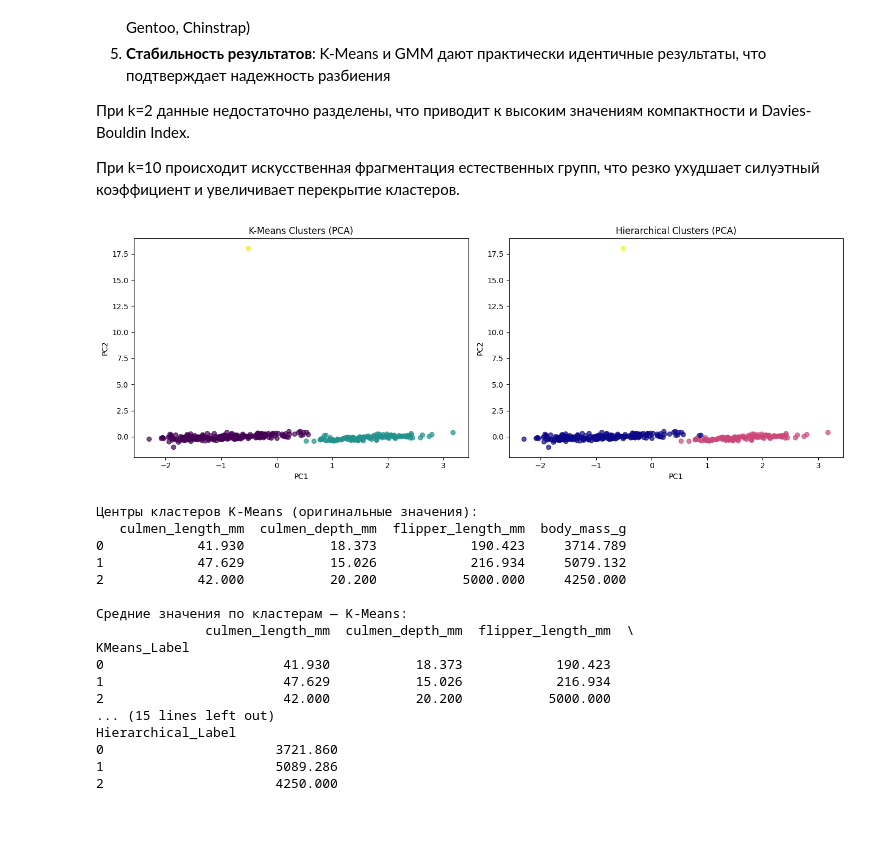
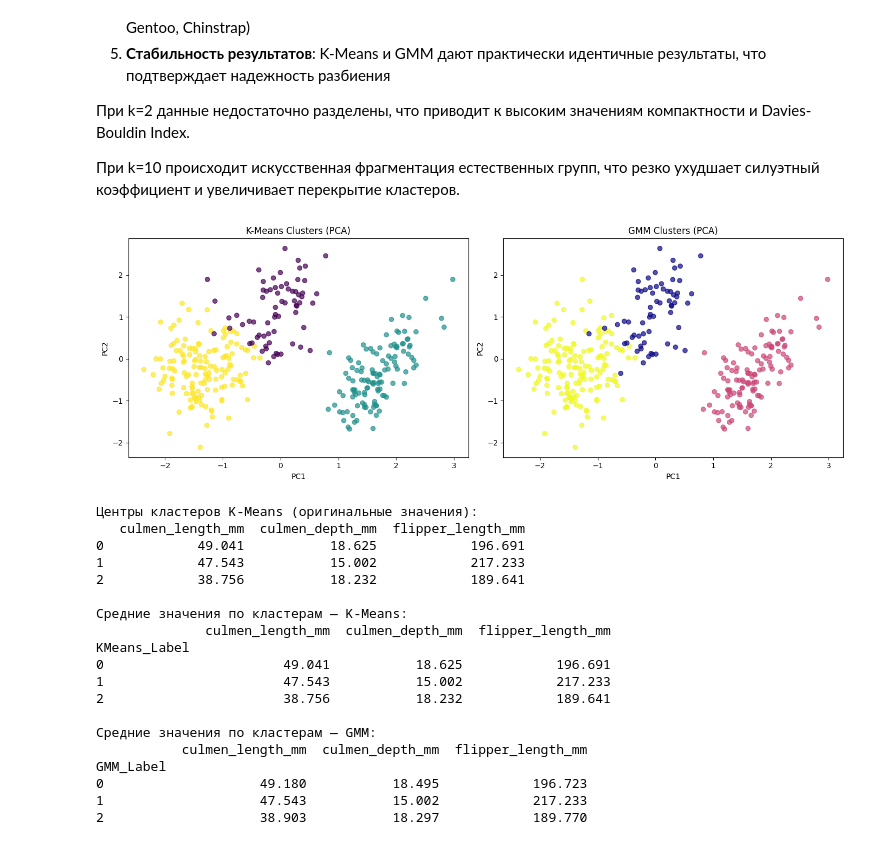
Before and after one commit to vainga/ML_labs, a Jupyter notebook: LAB4/lab4.ipynb, the cells around one changed output. Drawn from its saved outputs; the diff is of its cells as text; code cells hidden in the pictures.

```diff
--- a/LAB4/lab4.ipynb
+++ b/LAB4/lab4.ipynb
@@ -104,0 +129,15 @@ None
+# %%
+# Выбираем признак
+col = "flipper_length_mm"
+
+# Квартильные значения
+Q1 = df[col].quantile(0.25)
+Q3 = df[col].quantile(0.75)
+IQR = Q3 - Q1
+
+# Границы
+lower_bound = Q1 - 1.5 * IQR
+upper_bound = Q3 + 1.5 * IQR
+
+print("Нижняя граница:", lower_bound)
+print("Верхняя граница:", upper_bound)
@@ -104,0 +147,5 @@ None
+# %%
+df = df[(df[col] >= lower_bound) & (df[col] <= upper_bound)]
+
+print("Размер до очистки:", df.shape)
+print("Размер после очистки:", df_clean.shape)
@@ -151,0 +227,4 @@ plt.show()
+# %%
+df = df.drop(columns=['body_mass_g'])
+numeric_cols = df.select_dtypes(include=[np.number]).columns.tolist()
+df_numeric = df[numeric_cols]
@@ -940,55 +1230,57 @@ n_clusters = 3
 kmeans = KMeans(n_clusters=n_clusters, random_state=42, n_init=10)
 labels_kmeans = kmeans.fit_predict(df_scaled)
 
-hierarchical = AgglomerativeClustering(n_clusters=n_clusters)
-labels_hierarchical = hierarchical.fit_predict(df_scaled)
+gmm = GaussianMixture(n_components=n_clusters, random_state=42)
+labels_gmm = gmm.fit_predict(df_scaled)
 
 fig, axes = plt.subplots(1, 2, figsize=(14, 5))
 
 axes[0].scatter(df_pca[:, 0], df_pca[:, 1], c=labels_kmeans, cmap='viridis', alpha=0.7)
 axes[0].set_title('K-Means Clusters (PCA)')
 axes[0].set_xlabel('PC1')
 axes[0].set_ylabel('PC2')
 
-axes[1].scatter(df_pca[:, 0], df_pca[:, 1], c=labels_hierarchical, cmap='plasma', alpha=0.7)
-axes[1].set_title('Hierarchical Clusters (PCA)')
+axes[1].scatter(df_pca[:, 0], df_pca[:, 1], c=labels_gmm, cmap='plasma', alpha=0.7)
+axes[1].set_title('GMM Clusters (PCA)')
 axes[1].set_xlabel('PC1')
 axes[1].set_ylabel('PC2')
 
 plt.tight_layout()
 plt.show()
 
 centers_original = scaler.inverse_transform(kmeans.cluster_centers_)
 centers_df = pd.DataFrame(centers_original, columns=numeric_cols)
 
 df_out = df_numeric.copy()
 df_out['KMeans_Label'] = labels_kmeans
-df_out['Hierarchical_Label'] = labels_hierarchical
+df_out['GMM_Label'] = labels_gmm
 
 print("Центры кластеров K-Means (оригинальные значения):")
 print(centers_df.round(3))
 
 print("\nСредние значения по кластерам — K-Means:")
 print(df_out.groupby('KMeans_Label')[numeric_cols].mean().round(3))
 
-print("\nСредние значения по кластерам — Иерархический метод:")
-print(df_out.groupby('Hierarchical_Label')[numeric_cols].mean().round(3))
+print("\nСредние значения по кластерам — GMM:")
+print(df_out.groupby('GMM_Label')[numeric_cols].mean().round(3))
 # %% [output]
-[figure, old version]
+[figure, new version]
 Центры кластеров K-Means (оригинальные значения):
-   culmen_length_mm  culmen_depth_mm  flipper_length_mm  body_mass_g
-0            41.930           18.373            190.423     3714.789
-1            47.629           15.026            216.934     5079.132
-2            42.000           20.200           5000.000     4250.000
+   culmen_length_mm  culmen_depth_mm  flipper_length_mm
+0            49.041           18.625            196.691
+1            47.543           15.002            217.233
+2            38.756           18.232            189.641
 
 Средние значения по кластерам — K-Means:
-              culmen_length_mm  culmen_depth_mm  flipper_length_mm  \
+              culmen_length_mm  culmen_depth_mm  flipper_length_mm
 KMeans_Label
-0                       41.930           18.373            190.423
-1                       47.629           15.026            216.934
-2                       42.000           20.200           5000.000
-... (15 lines left out)
-Hierarchical_Label
-0                      3721.860
-1                      5089.286
-2                      4250.000
+0                       49.041           18.625            196.691
+1                       47.543           15.002            217.233
+2                       38.756           18.232            189.641
+
+Средние значения по кластерам — GMM:
+           culmen_length_mm  culmen_depth_mm  flipper_length_mm
+GMM_Label
+0                    49.180           18.495            196.723
+1                    47.543           15.002            217.233
+2                    38.903           18.297            189.770
```
Also changed, not shown: parts of 24 cells of this notebook.
